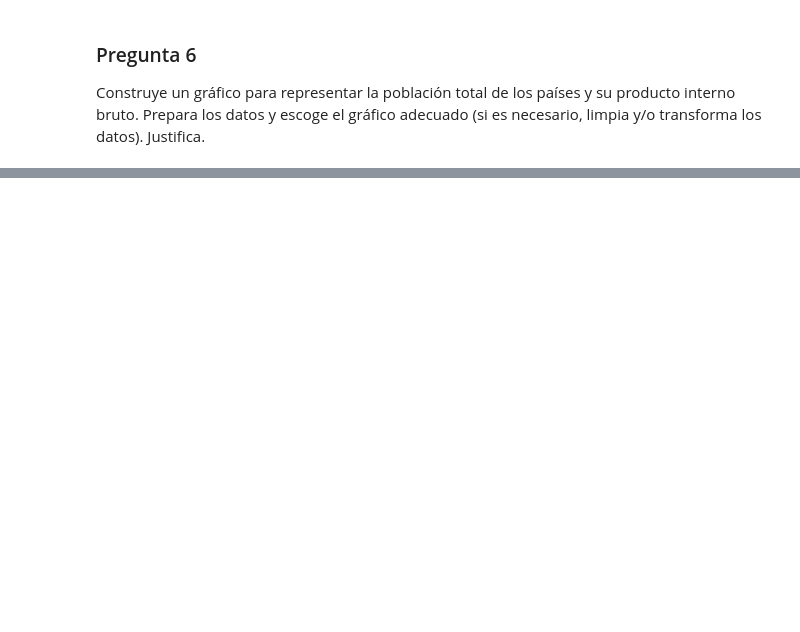
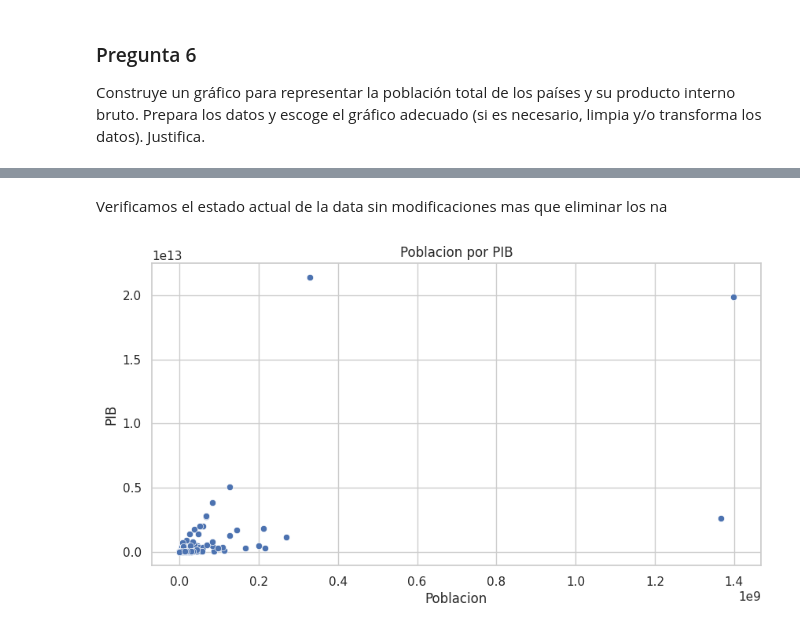
Before and after one commit to realvarez/courses-data-scientist, a Jupyter notebook: AnalisisEstadisticoPython/Desafio4.ipynb, the cells around one changed output, grey strips where cells are left out. Saved outputs shown, nothing was run; the diff lists cells and outputs as text; code cells hidden in the pictures; blank space fills up the shorter version.

```diff
--- a/AnalisisEstadisticoPython/Desafio4.ipynb
+++ b/AnalisisEstadisticoPython/Desafio4.ipynb
@@ -284,0 +296,10 @@ y/o transforma los datos). Justifica.
+# %% [markdown]
+Verificamos el estado actual de la data sin modificaciones mas que eliminar los na
+# %%
+sns.scatterplot(x='Population', y='GDP', data=df_popul_gdp)
+plt.xlabel('Poblacion')
+plt.ylabel('PIB')
+plt.title('Poblacion por PIB')
+plt.show()
+# %% [output]
+[figure, added]
```
Also changed, not shown: parts of 16 cells of this notebook.
